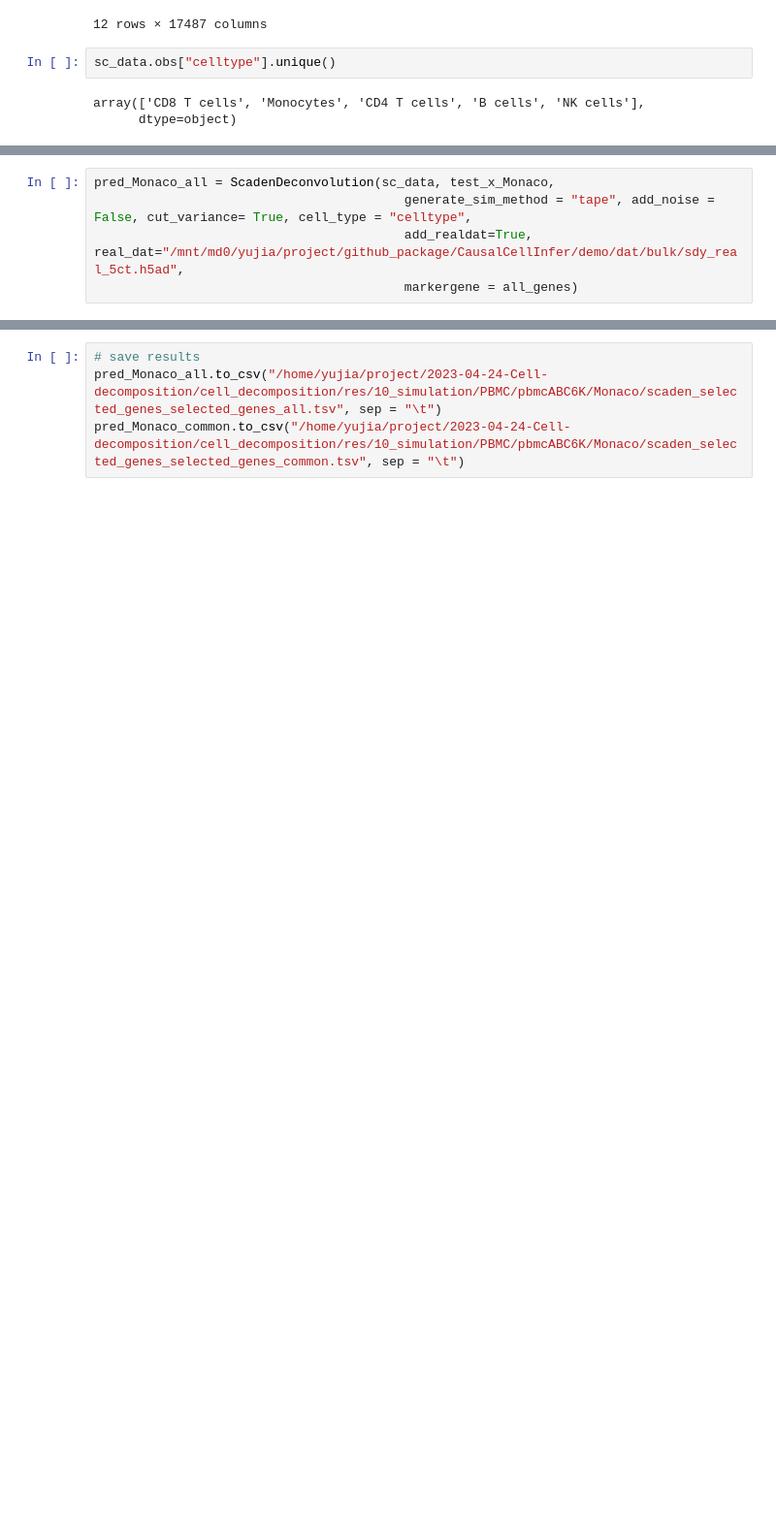
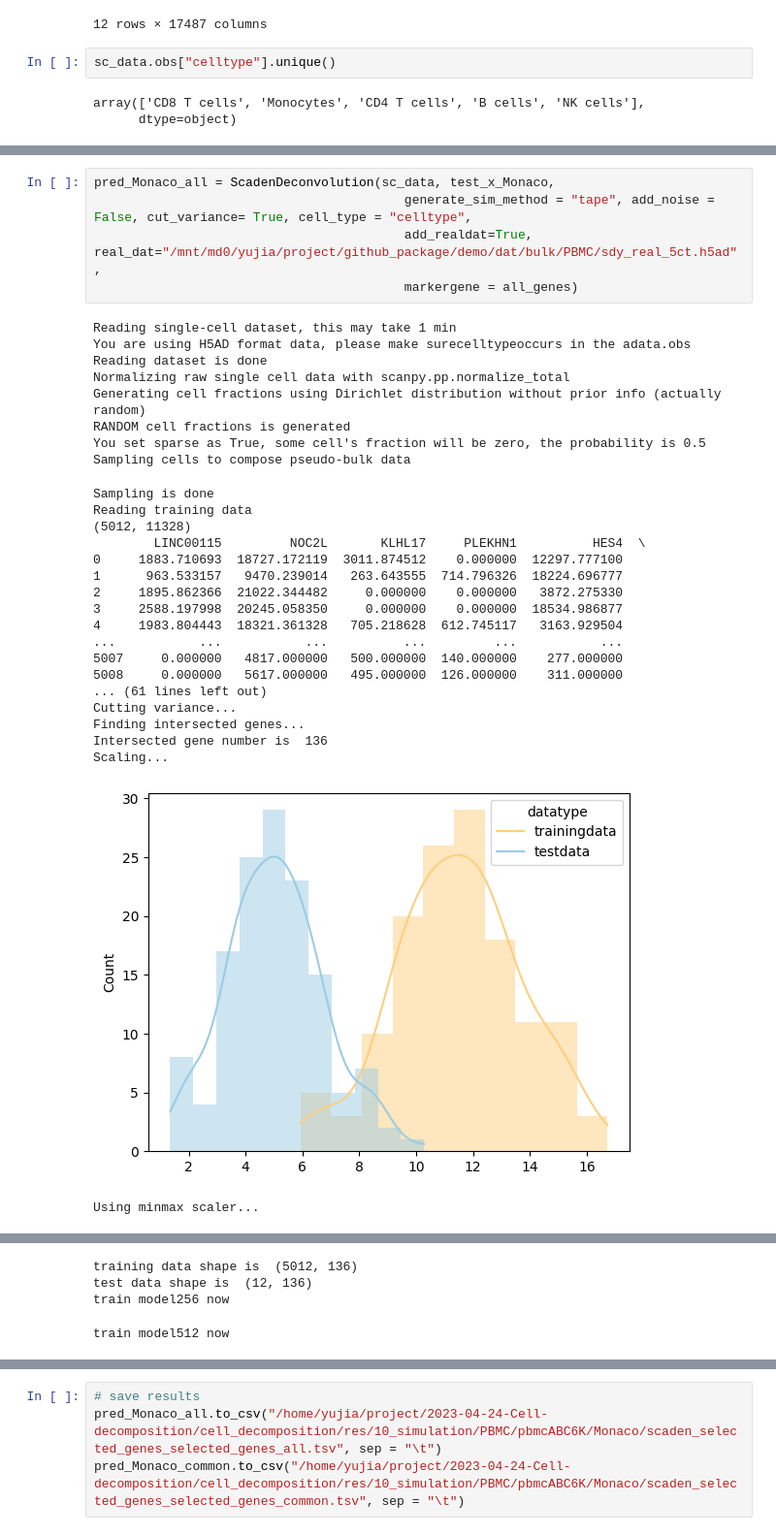
Before and after one commit to yujias424/CausalCellInfer, a Jupyter notebook: demo/code/PBMC/03_deconvolution/01_cell_deconvolution_PBMC_Monaco.ipynb, the cells around one changed output, grey strips where cells are left out. Shown at 97% size. Saved outputs shown, nothing was run; the diff lists cells and outputs as text; blank space fills up the shorter version.

```diff
--- a/demo/code/PBMC/03_deconvolution/01_cell_deconvolution_PBMC_Monaco.ipynb
+++ b/demo/code/PBMC/03_deconvolution/01_cell_deconvolution_PBMC_Monaco.ipynb
@@ -111,5 +120,33 @@ Training of Scaden is done
 # %%
 pred_Monaco_all = ScadenDeconvolution(sc_data, test_x_Monaco,
                                          generate_sim_method = "tape", add_noise = False, cut_variance= True, cell_type = "celltype",
-                                         add_realdat=True, real_dat="/mnt/md0/yujia/project/github_package/CausalCellInfer/demo/dat/bulk/sdy_real_5ct.h5ad",
+                                         add_realdat=True, real_dat="/mnt/md0/yujia/project/github_package/demo/dat/bulk/PBMC/sdy_real_5ct.h5ad",
                                          markergene = all_genes)
+# %% [output]
+Reading single-cell dataset, this may take 1 min
+You are using H5AD format data, please make surecelltypeoccurs in the adata.obs
+Reading dataset is done
+Normalizing raw single cell data with scanpy.pp.normalize_total
+Generating cell fractions using Dirichlet distribution without prior info (actually random)
+RANDOM cell fractions is generated
+You set sparse as True, some cell's fraction will be zero, the probability is 0.5
+Sampling cells to compose pseudo-bulk data
+Sampling is done
+Reading training data
+(5012, 11328)
+        LINC00115         NOC2L       KLHL17     PLEKHN1          HES4  \
+0     1883.710693  18727.172119  3011.874512    0.000000  12297.777100
+1      963.533157   9470.239014   263.643555  714.796326  18224.696777
+2     1895.862366  21022.344482     0.000000    0.000000   3872.275330
+3     2588.197998  20245.058350     0.000000    0.000000  18534.986877
+4     1983.804443  18321.361328   705.218628  612.745117   3163.929504
+...           ...           ...          ...         ...           ...
+5007     0.000000   4817.000000   500.000000  140.000000    277.000000
+5008     0.000000   5617.000000   495.000000  126.000000    311.000000
+... (61 lines left out)
+Cutting variance...
+Finding intersected genes...
+Intersected gene number is  136
+Scaling...
+[figure, added]
+Using minmax scaler...
@@ -115,0 +154,4 @@ pred_Monaco_all = ScadenDeconvolution(sc_data, test_x_Monaco,
+training data shape is  (5012, 136)
+test data shape is  (12, 136)
+train model256 now
+train model512 now
```
Also changed, not shown: parts of 9 cells of this notebook, 3 other files.
